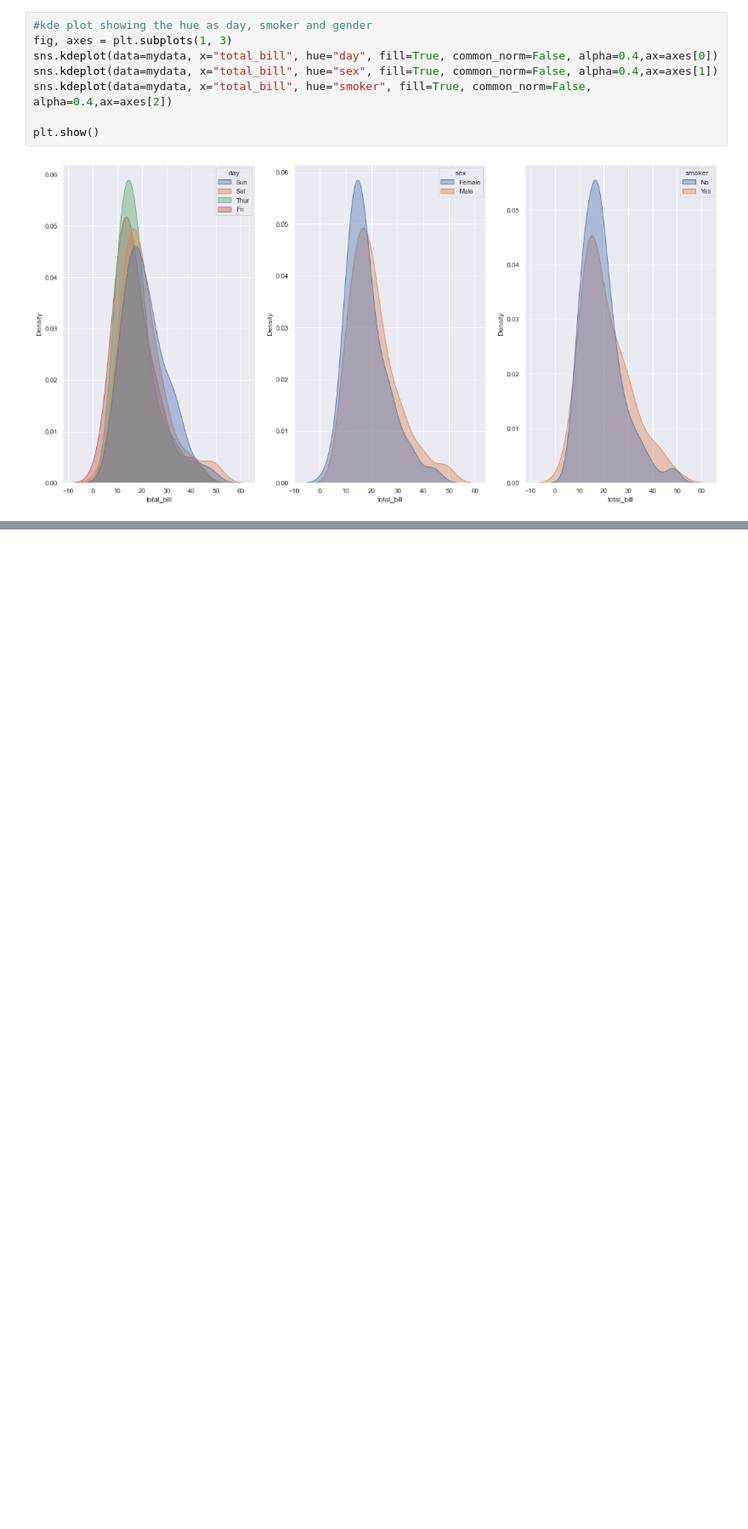
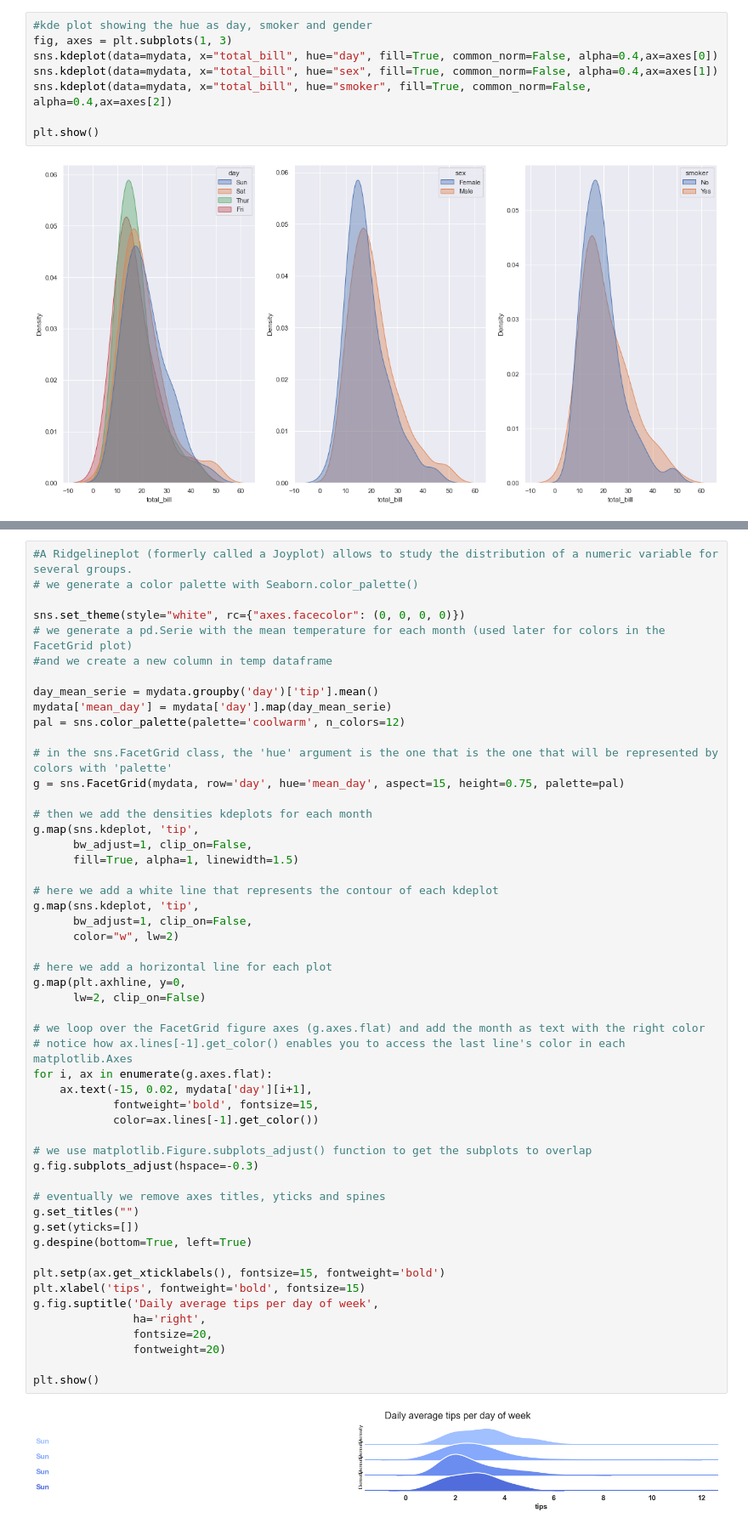
Before and after one commit to gacheru101/Tip-prediction, a Jupyter notebook: Data visualization- Distribution Plots.ipynb, the cells around one changed output, grey strips where cells are left out. Shown: that part at 85% size. Cells and saved outputs as stored; diff of their text form; blank space fills up the shorter version.

```diff
--- a/Data visualization- Distribution Plots.ipynb
+++ b/Data visualization- Distribution Plots.ipynb
@@ -178,0 +125,54 @@ KeyError: "None of [Index(['Mean_TemperatureC'], dtype='object')] are in the [co
+# %%
+#A Ridgelineplot (formerly called a Joyplot) allows to study the distribution of a numeric variable for several groups.
+# we generate a color palette with Seaborn.color_palette()
+
+sns.set_theme(style="white", rc={"axes.facecolor": (0, 0, 0, 0)})
+# we generate a pd.Serie with the mean temperature for each month (used later for colors in the FacetGrid plot)
+#and we create a new column in temp dataframe
+
+day_mean_serie = mydata.groupby('day')['tip'].mean()
+mydata['mean_day'] = mydata['day'].map(day_mean_serie)
+pal = sns.color_palette(palette='coolwarm', n_colors=12)
+
+# in the sns.FacetGrid class, the 'hue' argument is the one that is the one that will be represented by colors with 'palette'
+g = sns.FacetGrid(mydata, row='day', hue='mean_day', aspect=15, height=0.75, palette=pal)
+
+# then we add the densities kdeplots for each month
+g.map(sns.kdeplot, 'tip',
+      bw_adjust=1, clip_on=False,
+      fill=True, alpha=1, linewidth=1.5)
+
+# here we add a white line that represents the contour of each kdeplot
+g.map(sns.kdeplot, 'tip',
+      bw_adjust=1, clip_on=False,
+      color="w", lw=2)
+
+# here we add a horizontal line for each plot
+g.map(plt.axhline, y=0,
+      lw=2, clip_on=False)
+
+# we loop over the FacetGrid figure axes (g.axes.flat) and add the month as text with the right color
+# notice how ax.lines[-1].get_color() enables you to access the last line's color in each matplotlib.Axes
+for i, ax in enumerate(g.axes.flat):
+    ax.text(-15, 0.02, mydata['day'][i+1],
+            fontweight='bold', fontsize=15,
+            color=ax.lines[-1].get_color())
+
+# we use matplotlib.Figure.subplots_adjust() function to get the subplots to overlap
+g.fig.subplots_adjust(hspace=-0.3)
+
+# eventually we remove axes titles, yticks and spines
+g.set_titles("")
+g.set(yticks=[])
+g.despine(bottom=True, left=True)
+
+plt.setp(ax.get_xticklabels(), fontsize=15, fontweight='bold')
+plt.xlabel('tips', fontweight='bold', fontsize=15)
+g.fig.suptitle('Daily average tips per day of week',
+               ha='right',
+               fontsize=20,
+               fontweight=20)
+
+plt.show()
+# %% [output]
+[figure, added]
```
Also changed, not shown: parts of 12 cells of this notebook.
